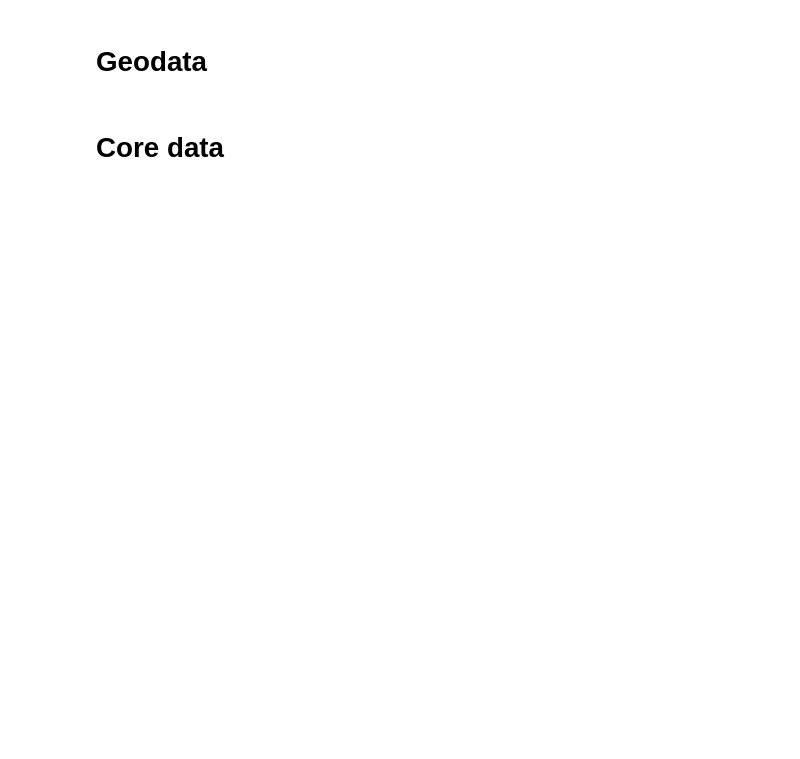
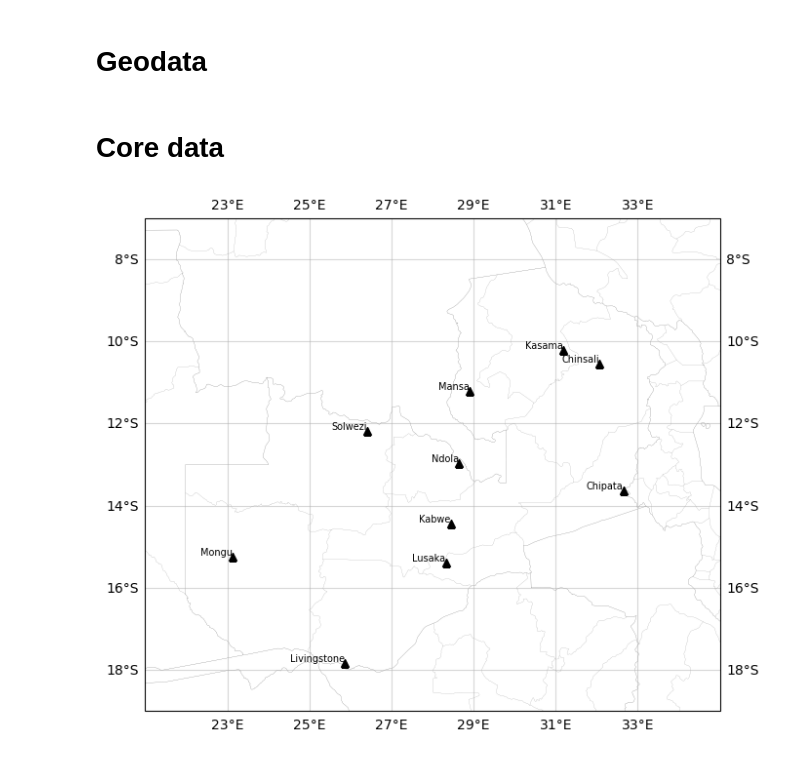
Before and after one commit to mendrika-mdg/EPS-Impact-Case-AI-Nowcasting, a Jupyter notebook: notebook/plot/plotting-zambia.ipynb, the cells around one changed output. Cells and saved outputs as stored; diff of their text form; code cells hidden in the pictures; blank space fills up the shorter version.

```diff
--- a/notebook/plot/plotting-zambia.ipynb
+++ b/notebook/plot/plotting-zambia.ipynb
@@ -51,3 +49,44 @@ locations = {
     "Solwezi": [-12.1722, 26.3981],
     "Chipata": [-13.6339, 32.6508]
 }
+# %%
+# Define extent
+extent = (21, 35, -19, -7)
+
+admin_borders = cfeature.NaturalEarthFeature(
+    category='cultural',
+    name='admin_1_states_provinces_lines',
+    scale='10m',
+    facecolor='none'
+    )
+# Create figure and axis
+fig, ax = plt.subplots(figsize=(7, 9), subplot_kw={'projection': ccrs.PlateCarree()})
+
+# Set map extent
+ax.set_extent(extent, crs=ccrs.PlateCarree())
+
+# Add map features
+ax.add_feature(cfeature.BORDERS, edgecolor='black', linewidth=0.1)
+ax.add_feature(cfeature.COASTLINE, edgecolor='black')
+
+# Force LAND to be white
+ax.add_feature(cfeature.LAND, facecolor='white', edgecolor='black')
+ax.add_feature(cfeature.OCEAN, facecolor='lightblue')  # Optional
+ax.add_feature(admin_borders, edgecolor='black', linewidth=0.06)
+
+ax.gridlines(xlocs=range(23, 34, 2),
+             ylocs=range(-18, -7, 2),
+             draw_labels=True,
+             alpha=0.5)
+
+
+for name, (lat, lon) in locations.items():
+  plt.plot(lon, lat, marker="^", color="black")
+  ax.text(lon, lat, name, fontsize=7, transform=ccrs.PlateCarree(), ha='right', va='bottom', color='black', zorder=10)
+
+#contour_core = ax.contourf(lons, lats, cores, transform=ccrs.PlateCarree(), cmap="plasma")
+
+plt.tight_layout()
+plt.show()
+# %% [output]
+[figure, added]
```
Also changed, not shown: parts of 15 cells of this notebook, 1 other file.
